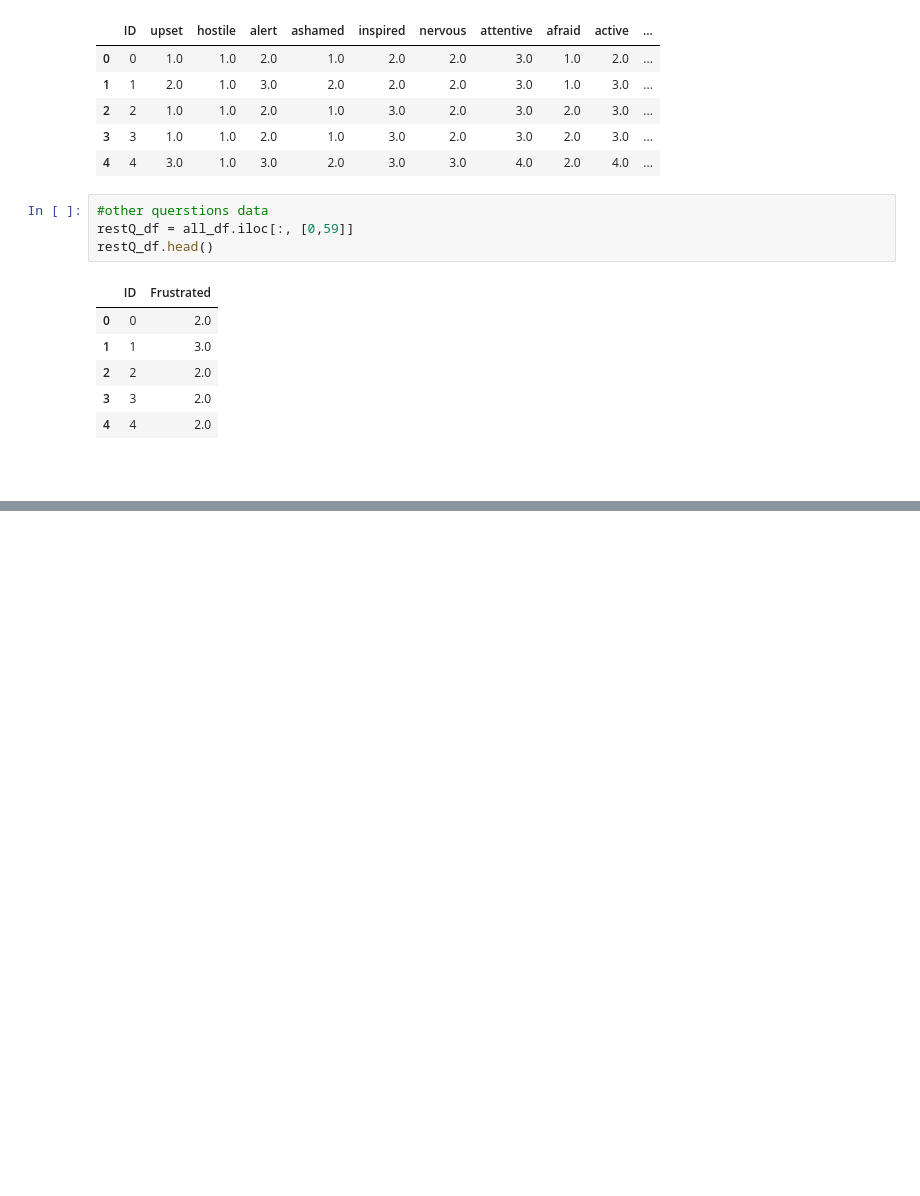
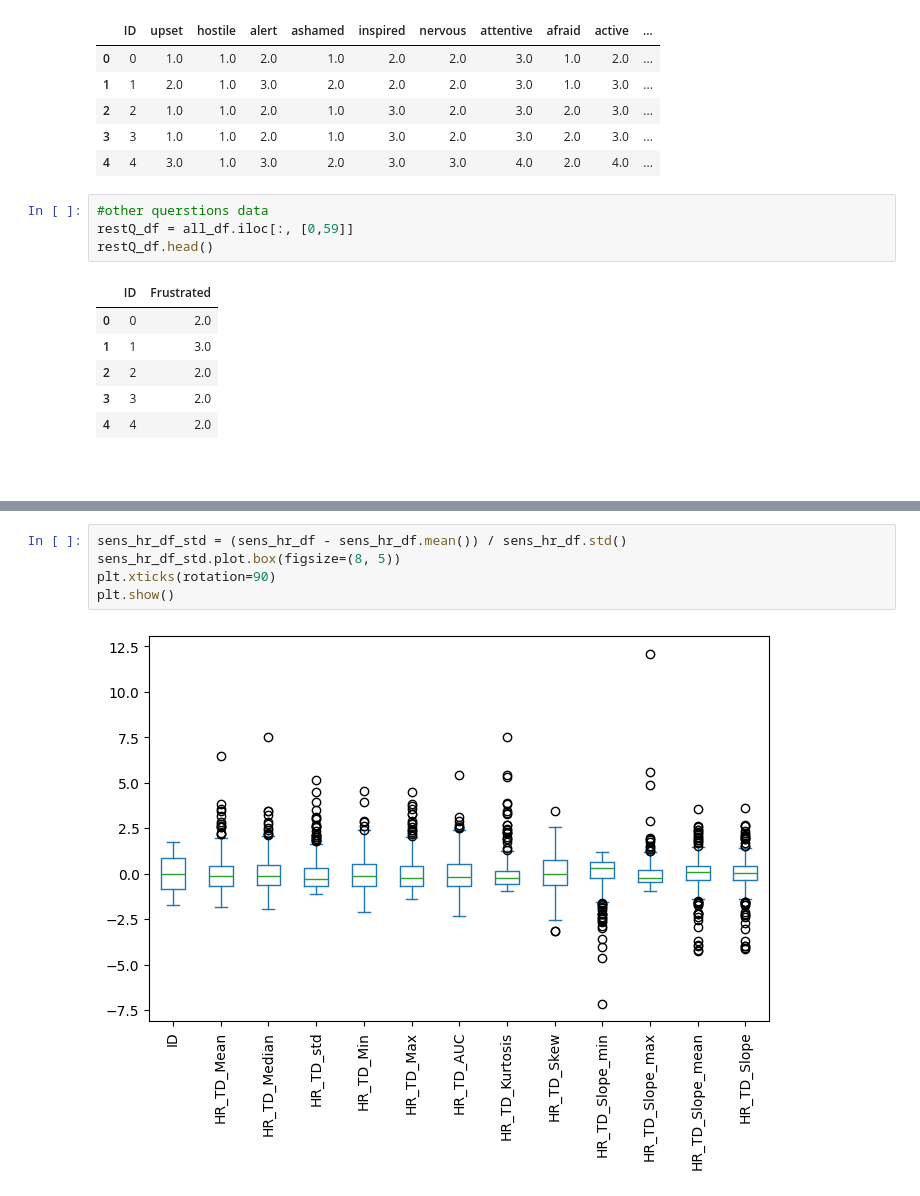
Before and after one commit to InfiniteLobster/CDA-case2, a Jupyter notebook: src/Pre-Processing/main.ipynb, the cells around one changed output, grey strips where cells are left out. Saved outputs shown, nothing was run; the diff lists cells and outputs as text; blank space fills up the shorter version.

```diff
--- a/src/Pre-Processing/main.ipynb
+++ b/src/Pre-Processing/main.ipynb
@@ -152,0 +175,7 @@ restQ_df.head()
+# %%
+sens_hr_df_std = (sens_hr_df - sens_hr_df.mean()) / sens_hr_df.std()
+sens_hr_df_std.plot.box(figsize=(8, 5))
+plt.xticks(rotation=90)
+plt.show()
+# %% [output]
+[figure, added]
```
Also changed, not shown: parts of 5 cells of this notebook, 2 other files.
